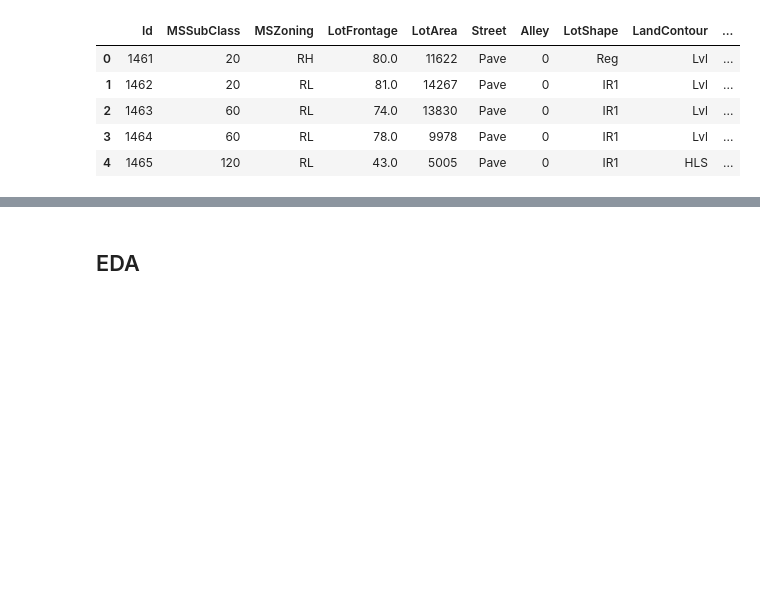
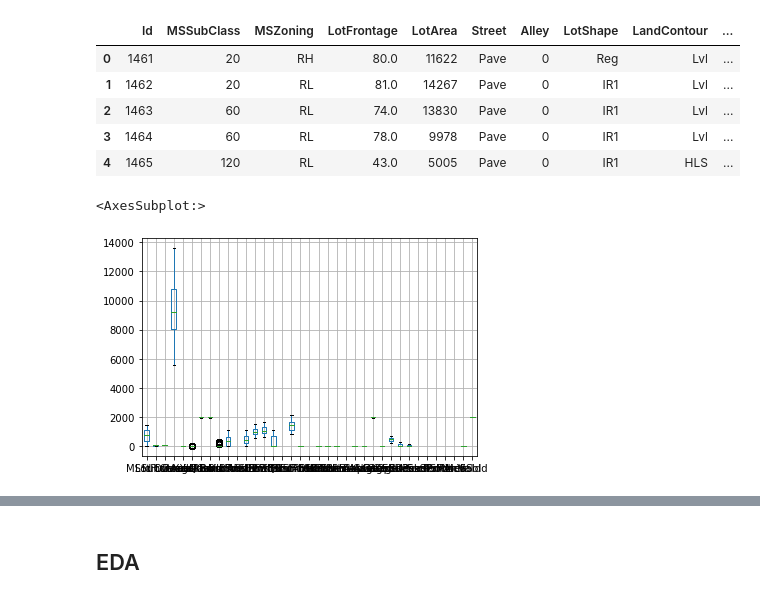
Before and after one commit to adamhadip/Competition_Kaggle, a Jupyter notebook: Code Data/main.ipynb, the cells around one changed output, grey strips where cells are left out. Saved outputs shown, nothing was run; the diff lists cells and outputs as text; code cells hidden in the pictures; blank space fills up the shorter version.

```diff
--- a/Code Data/main.ipynb
+++ b/Code Data/main.ipynb
@@ -239,6 +252,23 @@ dtest_bersih.head()
 | 2 | 1463 | 60 | RL | 74.0 | 13830 | Pave | 0 | IR1 | Lvl | ... |
 | 3 | 1464 | 60 | RL | 78.0 | 9978 | Pave | 0 | IR1 | Lvl | ... |
 | 4 | 1465 | 120 | RL | 43.0 | 5005 | Pave | 0 | IR1 | HLS | ... |
+# %%
+numeric = dtest_bersih.select_dtypes(include=[np.number])
+numeric = (numeric.columns).tolist()
+# %%
+q1 = dtest_bersih[numeric].quantile(0.25)
+q3 = dtest_bersih[numeric].quantile(0.75)
+
+JAK = q3-q1
+batas_atas = q3 + .5*JAK
+batas_bawah = q1 - .5*JAK
+
+dtest_bersih = dtrain_bersih[(dtest_bersih[numeric] > batas_bawah) & (dtest_bersih[numeric] < batas_atas)]
+# %%
+dtest_bersih.boxplot(numeric)
+# %% [output]
+<AxesSubplot:>
+[figure, added]
 # %%
 dtest_bersih.shape
 # %% [output]
```
Also changed, not shown: parts of 16 cells of this notebook.
